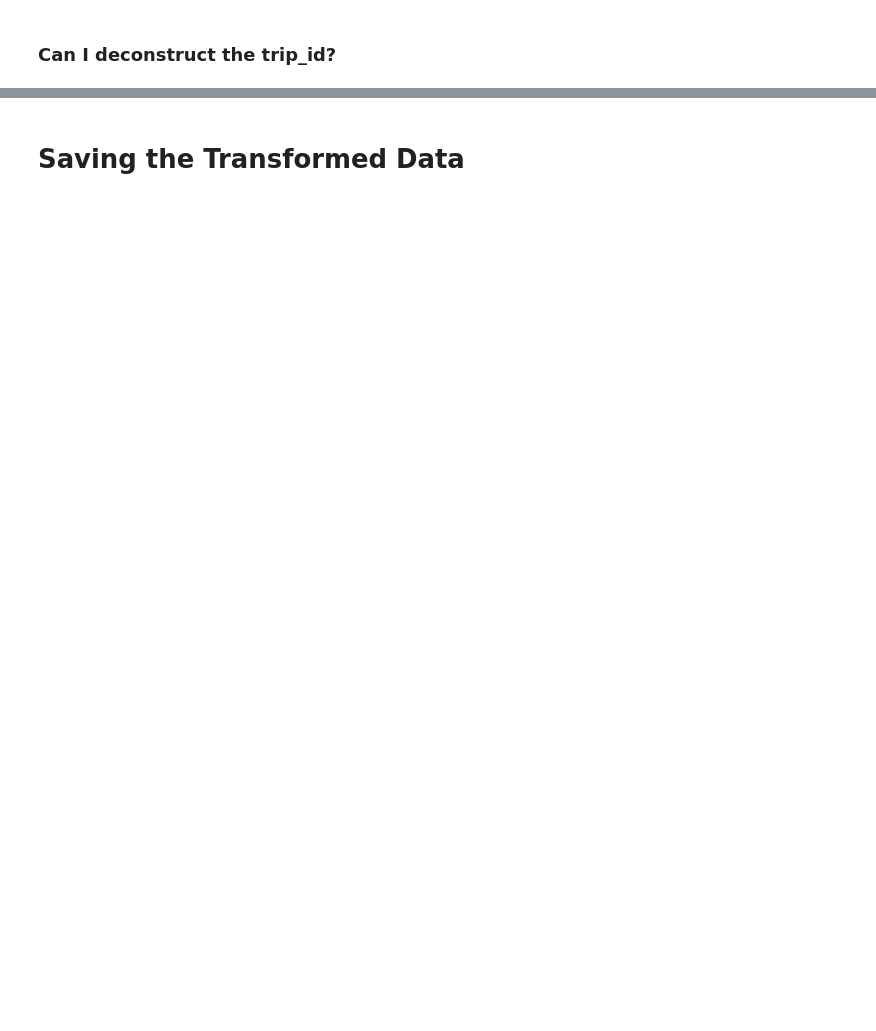
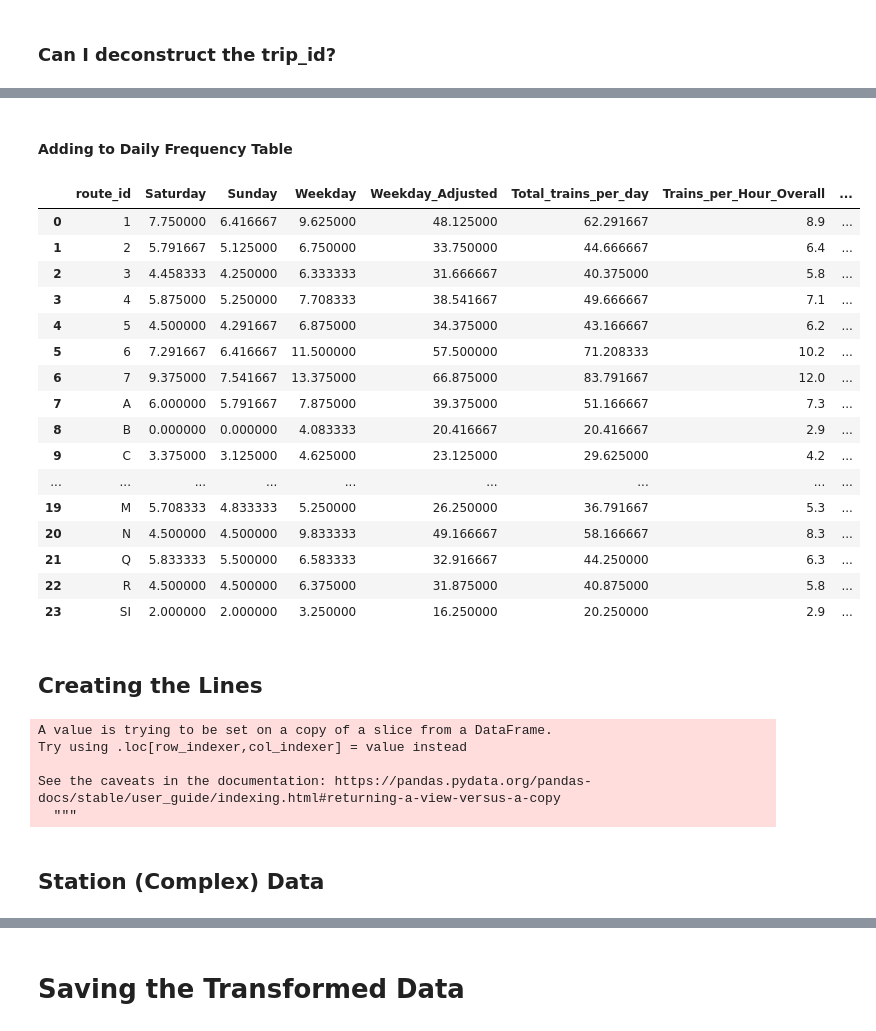
Before and after one commit to gregfeliu/NYC-Subway-Frequencies, a Jupyter notebook: 1.GTFS_Data_Processing.ipynb, the cells around one changed output, grey strips where cells are left out. Cells and saved outputs as stored; diff of their text form; code cells hidden in the pictures; blank space fills up the shorter version.

```diff
--- a/1.GTFS_Data_Processing.ipynb
+++ b/1.GTFS_Data_Processing.ipynb
@@ -395,0 +371,35 @@ sns.barplot(data=first_stop_in_trip_per_day, x='route_id'
+# %%
+avg_trip_time = pd.DataFrame(valid_trip_times.groupby('route_id').mean(numeric_only=False)).reset_index()
+avg_trip_time['route_time_seconds'] = [round(x.total_seconds()) for x in avg_trip_time['departure_time']]
+avg_trip_time['route_time_minutes'] = [round(x / 60, 1) for x in avg_trip_time['route_time_seconds']]
+# %%
+avg_trip_time_final = avg_trip_time.drop(columns='departure_time')
+# %% [markdown]
+#### Adding to Daily Frequency Table
+# %%
+daily_route_trip_freq = route_trip_freq_overall_by_day.merge(avg_trip_time_final, on='route_id')
+# %%
+daily_route_trip_freq['Avg_num_trains_running'] = round((daily_route_trip_freq['route_time_minutes'] / 60) * \
+                                        daily_route_trip_freq['Trains_per_Hour_Overall'], 1)
+# %%
+daily_route_trip_freq
+# %% [output]
+|  | route_id | Saturday | Sunday | Weekday | Weekday_Adjusted | Total_trains_per_day | Trains_per_Hour_Overall | ... |
+| 0 | 1 | 7.750000 | 6.416667 | 9.625000 | 48.125000 | 62.291667 | 8.9 | ... |
+| 1 | 2 | 5.791667 | 5.125000 | 6.750000 | 33.750000 | 44.666667 | 6.4 | ... |
+| 2 | 3 | 4.458333 | 4.250000 | 6.333333 | 31.666667 | 40.375000 | 5.8 | ... |
+| 3 | 4 | 5.875000 | 5.250000 | 7.708333 | 38.541667 | 49.666667 | 7.1 | ... |
+| 4 | 5 | 4.500000 | 4.291667 | 6.875000 | 34.375000 | 43.166667 | 6.2 | ... |
+| 5 | 6 | 7.291667 | 6.416667 | 11.500000 | 57.500000 | 71.208333 | 10.2 | ... |
+| 6 | 7 | 9.375000 | 7.541667 | 13.375000 | 66.875000 | 83.791667 | 12.0 | ... |
+| 7 | A | 6.000000 | 5.791667 | 7.875000 | 39.375000 | 51.166667 | 7.3 | ... |
+| 8 | B | 0.000000 | 0.000000 | 4.083333 | 20.416667 | 20.416667 | 2.9 | ... |
+| 9 | C | 3.375000 | 3.125000 | 4.625000 | 23.125000 | 29.625000 | 4.2 | ... |
+| ... | ... | ... | ... | ... | ... | ... | ... | ... |
+| 19 | M | 5.708333 | 4.833333 | 5.250000 | 26.250000 | 36.791667 | 5.3 | ... |
+| 20 | N | 4.500000 | 4.500000 | 9.833333 | 49.166667 | 58.166667 | 8.3 | ... |
+| 21 | Q | 5.833333 | 5.500000 | 6.583333 | 32.916667 | 44.250000 | 6.3 | ... |
+| 22 | R | 4.500000 | 4.500000 | 6.375000 | 31.875000 | 40.875000 | 5.8 | ... |
+| 23 | SI | 2.000000 | 2.000000 | 3.250000 | 16.250000 | 20.250000 | 2.9 | ... |
+# %% [markdown]
+## Creating the Lines
@@ -395,0 +410,18 @@ sns.barplot(data=first_stop_in_trip_per_day, x='route_id'
+# %%
+# less than half as many rows now
+shapes_df_unique = shapes_df[shapes_df['shape_id'].str.contains(".S")]
+
+shape_route_dict = dict(zip(trips_df['shape_id'], trips_df['route_id']))
+shapes_df_unique['route_id'] = shapes_df_unique['shape_id'].replace(shape_route_dict)
+
+shapes_df_unique['route_id_len'] = [len(x) for x in shapes_df_unique['route_id']]
+# removing shapes that aren't in the current dataset
+shapes_df_unique = shapes_df_unique[shapes_df_unique['route_id_len'] <= 2]
+# %% [output]
+A value is trying to be set on a copy of a slice from a DataFrame.
+Try using .loc[row_indexer,col_indexer] = value instead
+
+See the caveats in the documentation: https://pandas.pydata.org/pandas-docs/stable/user_guide/indexing.html#returning-a-view-versus-a-copy
+  """
+# %% [markdown]
+## Station (Complex) Data
```
Also changed, not shown: parts of 75 cells of this notebook, 1 other file.
